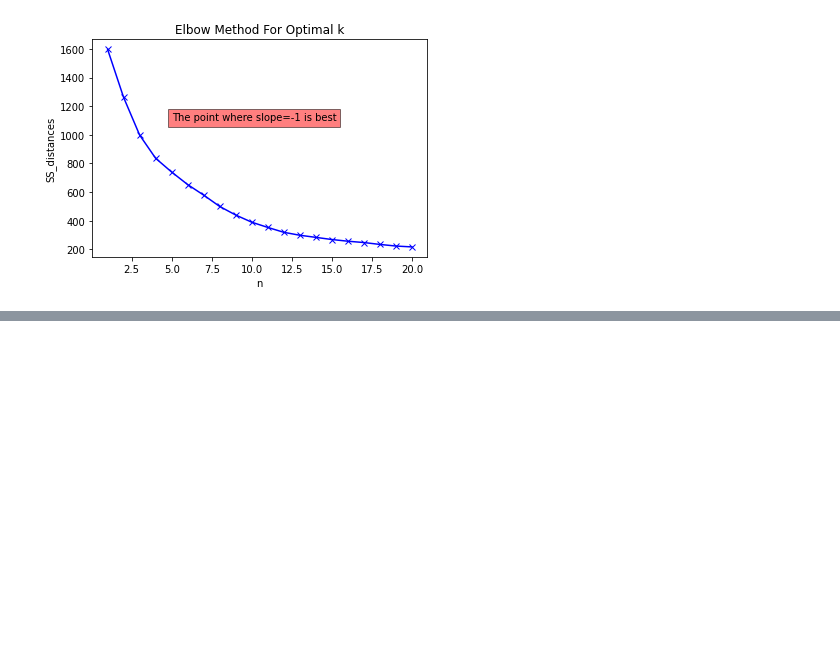
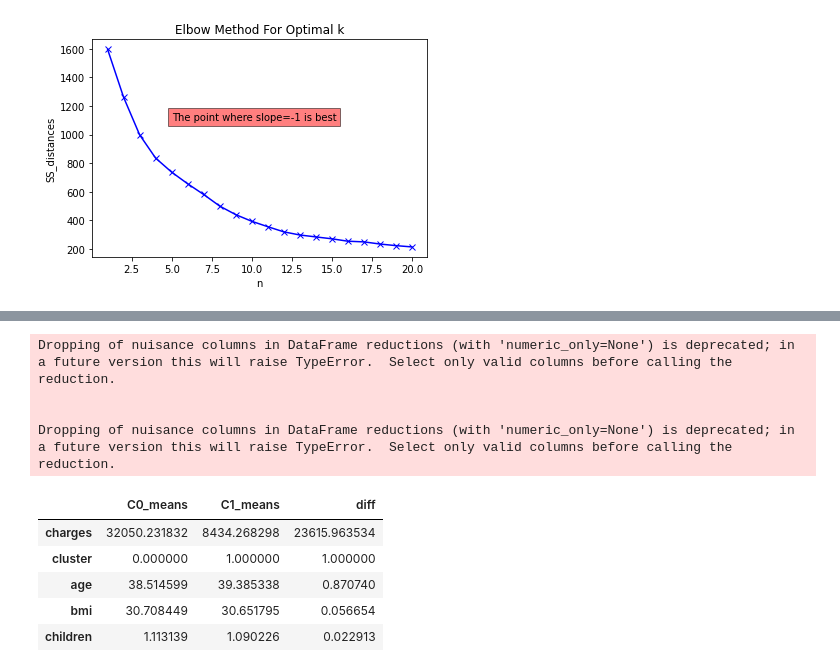
Before and after one commit to idayley/IS455, a Jupyter notebook: 2 In Class/10 Clustering.ipynb, the cells around one changed output, grey strips where cells are left out. Saved outputs shown, nothing was run; the diff lists cells and outputs as text; code cells hidden in the pictures; blank space fills up the shorter version.

```diff
--- a/2 In Class/10 Clustering.ipynb
+++ b/2 In Class/10 Clustering.ipynb
@@ -188,0 +217,17 @@ output_df.sort_values(by=['diff'], ascending=False).head(11)
+# %%
+#for this to work, we need to first dummy code the data set and then run this cell
+output_df = pd.DataFrame({'C0_means':df_wcluster[df_wcluster.cluster==0].mean(),
+                          'C1_means':df_wcluster[df_wcluster.cluster==1].mean()})
+output_df['diff'] = abs(output_df['C0_means'] - output_df['C1_means'])
+output_df.sort_values(by=['diff'], ascending=False).head(11)
+# %% [output]
+Dropping of nuisance columns in DataFrame reductions (with 'numeric_only=None') is deprecated; in a future version this will raise TypeError.  Select only valid columns before calling the reduction.
+
+
+Dropping of nuisance columns in DataFrame reductions (with 'numeric_only=None') is deprecated; in a future version this will raise TypeError.  Select only valid columns before calling the reduction.
+|  | C0_means | C1_means | diff |
+| charges | 32050.231832 | 8434.268298 | 23615.963534 |
+| cluster | 0.000000 | 1.000000 | 1.000000 |
+| age | 38.514599 | 39.385338 | 0.870740 |
+| bmi | 30.708449 | 30.651795 | 0.056654 |
+| children | 1.113139 | 1.090226 | 0.022913 |
```
Also changed, not shown: parts of 5 cells of this notebook, 7 other files.
